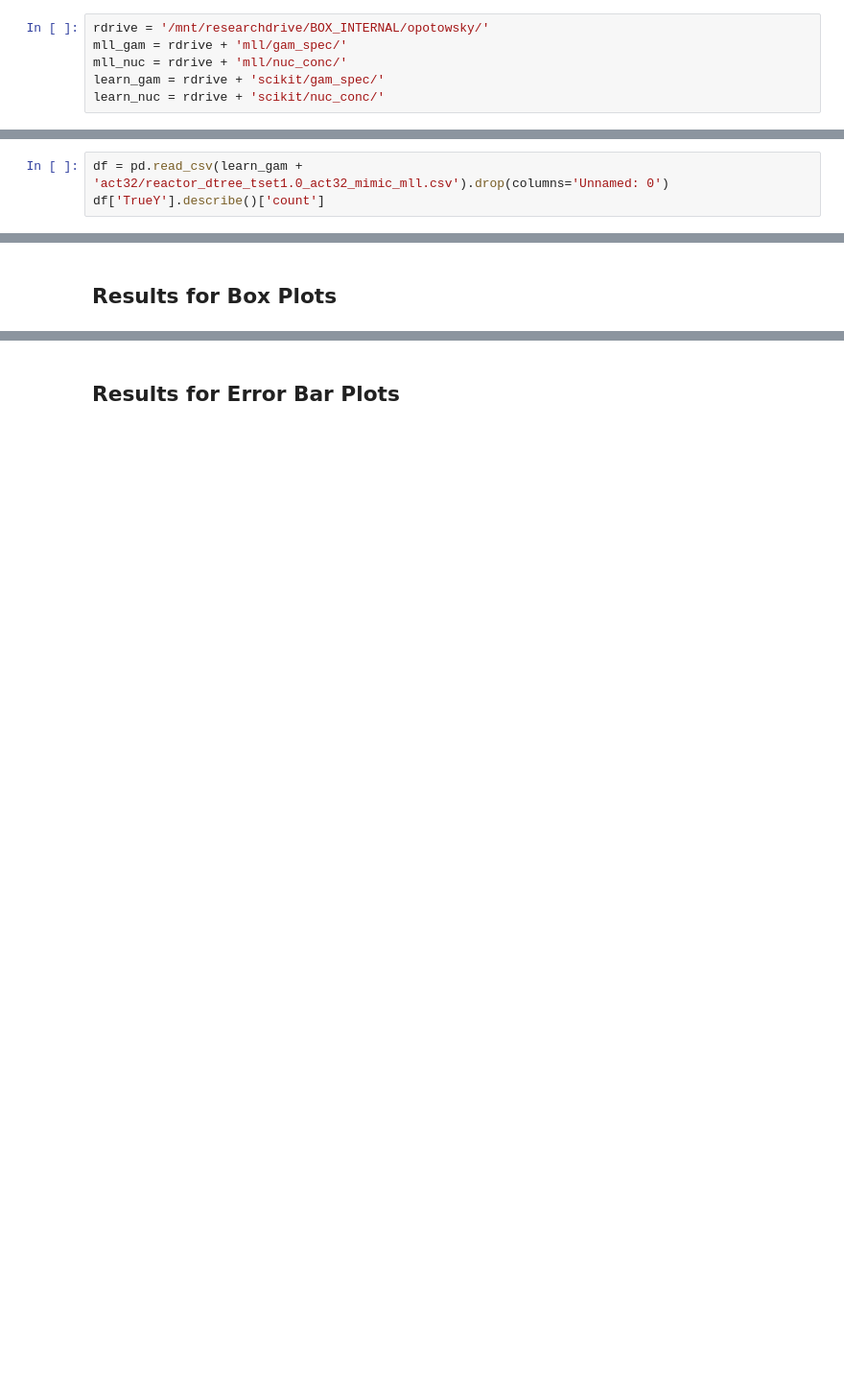
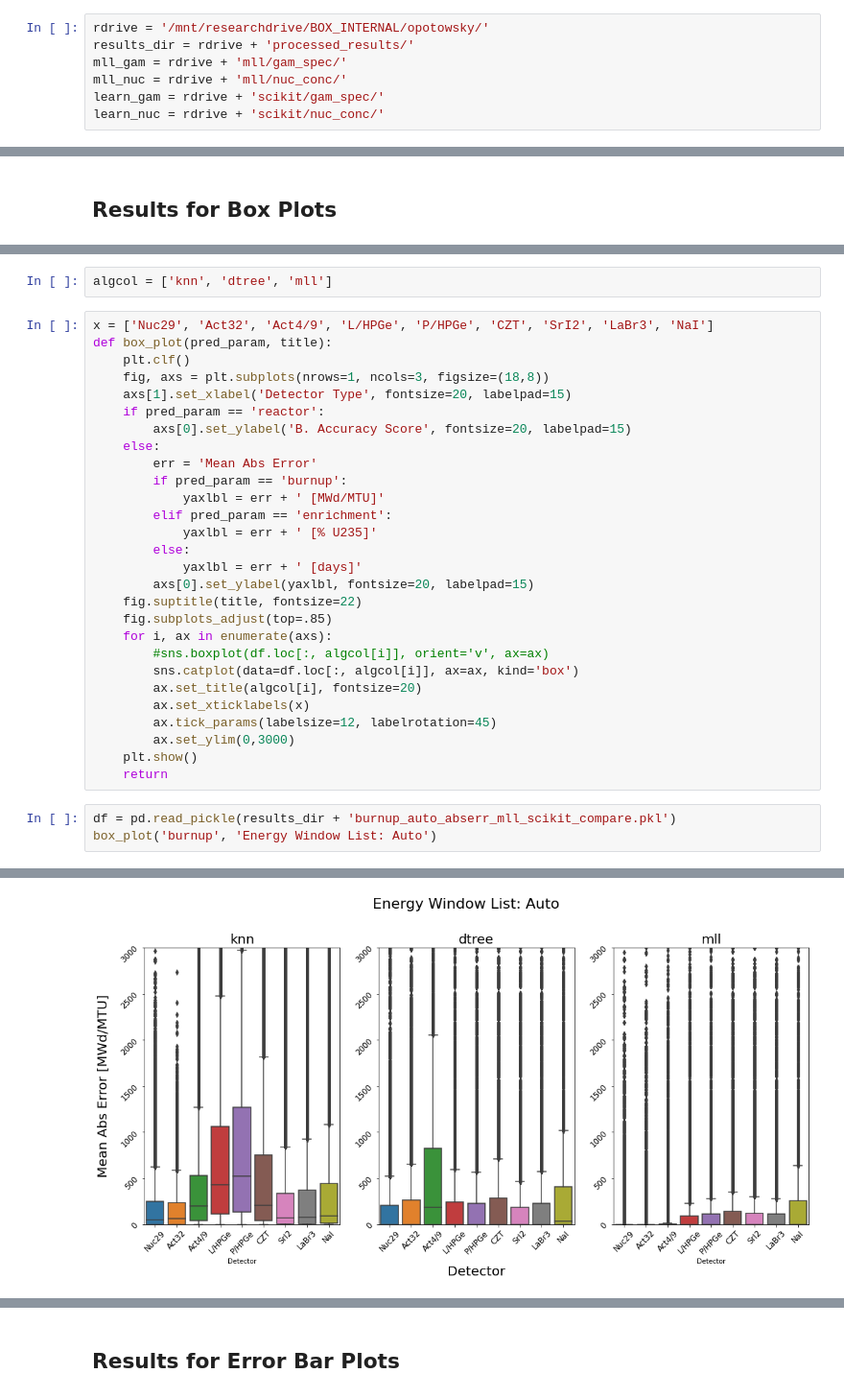
Before and after one commit to opotowsky/process_results, a Jupyter notebook: gamspec_mll_scikit_compare.ipynb, the cells around one changed output, grey strips where cells are left out. Shown at 96% size. Drawn from its saved outputs; the diff is of its cells as text; blank space fills up the shorter version.

Commit message:
sad attempt at box plots

```diff
--- a/gamspec_mll_scikit_compare.ipynb
+++ b/gamspec_mll_scikit_compare.ipynb
@@ -13,6 +15,7 @@ with open('color_palette.txt', 'r') as file:
     colors = ast.literal_eval(contents)
 # %%
 rdrive = '/mnt/researchdrive/BOX_INTERNAL/opotowsky/'
+results_dir = rdrive + 'processed_results/'
 mll_gam = rdrive + 'mll/gam_spec/'
 mll_nuc = rdrive + 'mll/nuc_conc/'
 learn_gam = rdrive + 'scikit/gam_spec/'
@@ -21,6 +24,3 @@ learn_nuc = rdrive + 'scikit/nuc_conc/'
 # uncertainty for both MLL and Scikit are now sqrt(counts), but implemented differently (std dev versus rand err method in scikit)
 # nuc and act trainsets use flat 5% unc/rand err
 # 6.7% of the train set is reserved as test set (randomly in each case, but also implemented differently)
-# %%
-df = pd.read_csv(learn_gam + 'act32/reactor_dtree_tset1.0_act32_mimic_mll.csv').drop(columns='Unnamed: 0')
-df['TrueY'].describe()['count']
@@ -70,0 +34,34 @@ tfrac = '_tset1.0_'
+# %%
+algcol = ['knn', 'dtree', 'mll']
+# %%
+x = ['Nuc29', 'Act32', 'Act4/9', 'L/HPGe', 'P/HPGe', 'CZT', 'SrI2', 'LaBr3', 'NaI']
+def box_plot(pred_param, title):
+    plt.clf()
+    fig, axs = plt.subplots(nrows=1, ncols=3, figsize=(18,8))
+    axs[1].set_xlabel('Detector Type', fontsize=20, labelpad=15)
+    if pred_param == 'reactor':
+        axs[0].set_ylabel('B. Accuracy Score', fontsize=20, labelpad=15)
+    else:
+        err = 'Mean Abs Error'
+        if pred_param == 'burnup':
+            yaxlbl = err + ' [MWd/MTU]'
+        elif pred_param == 'enrichment':
+            yaxlbl = err + ' [% U235]'
+        else:
+            yaxlbl = err + ' [days]'
+        axs[0].set_ylabel(yaxlbl, fontsize=20, labelpad=15)
+    fig.suptitle(title, fontsize=22)
+    fig.subplots_adjust(top=.85)
+    for i, ax in enumerate(axs):
+        #sns.boxplot(df.loc[:, algcol[i]], orient='v', ax=ax)
+        sns.catplot(data=df.loc[:, algcol[i]], ax=ax, kind='box')
+        ax.set_title(algcol[i], fontsize=20)
+        ax.set_xticklabels(x)
+        ax.tick_params(labelsize=12, labelrotation=45)
+        ax.set_ylim(0,3000)
+    plt.show()
+    return
+# %%
+df = pd.read_pickle(results_dir + 'burnup_auto_abserr_mll_scikit_compare.pkl')
+box_plot('burnup', 'Energy Window List: Auto')
+# %% [output]
@@ -70,0 +69 @@ tfrac = '_tset1.0_'
+[figure, added]
```
Also changed, not shown: parts of 14 cells of this notebook.
